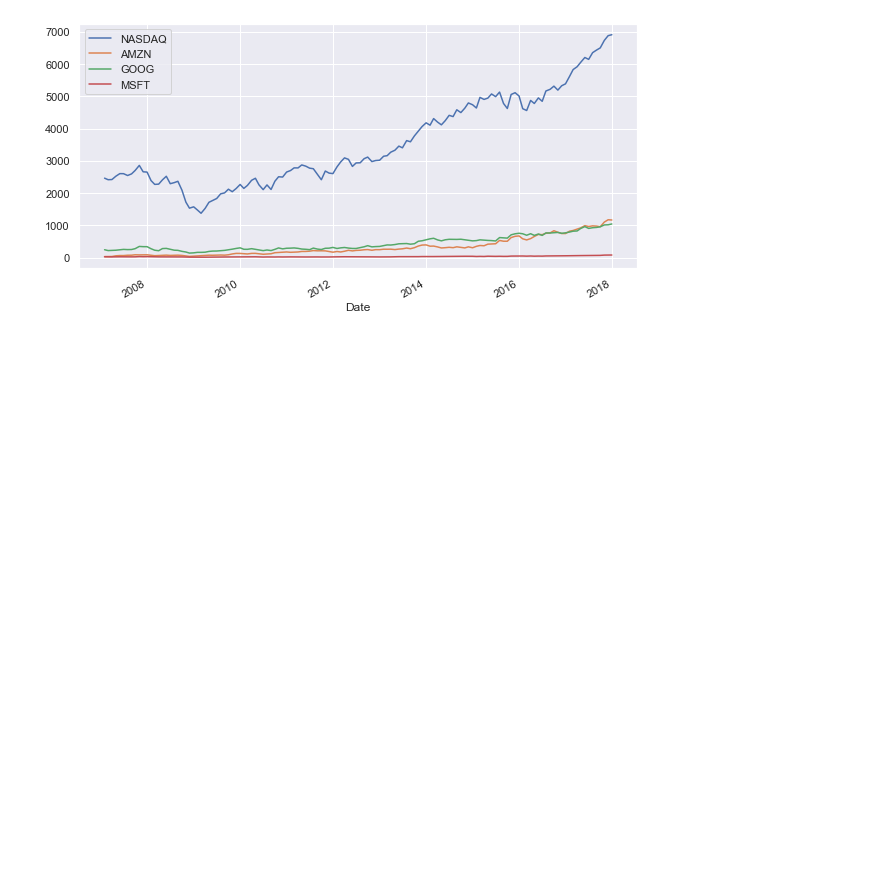
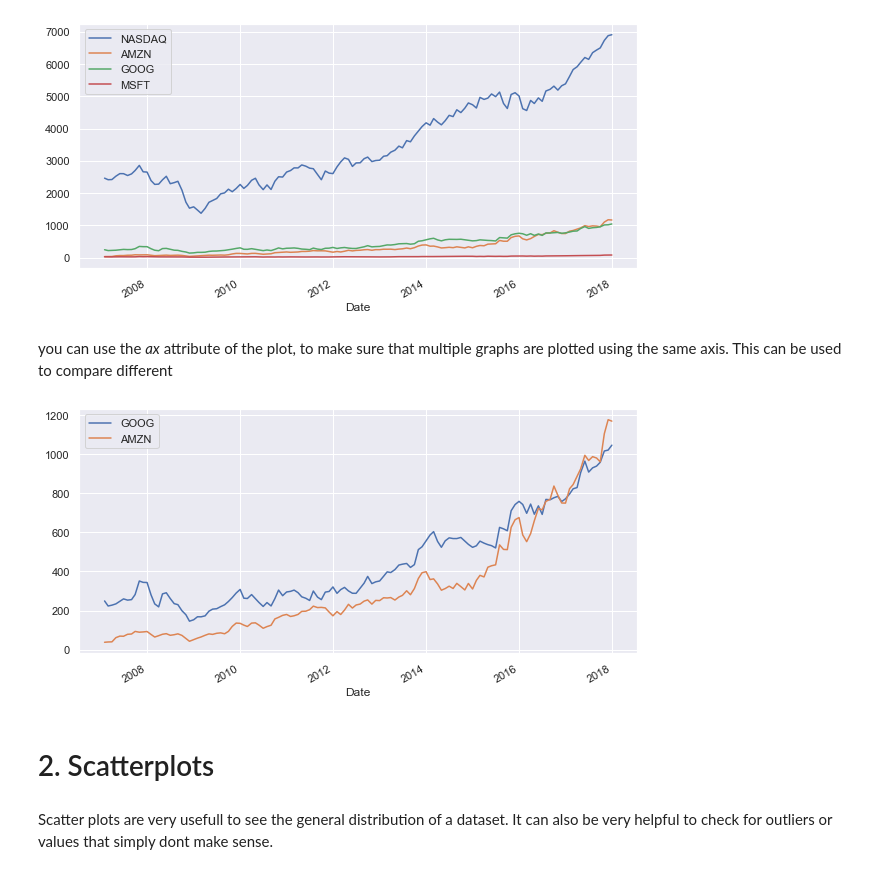
Before and after one commit to lzolyomi/Healthy-Data, a Jupyter notebook: data_track/visualization.ipynb, the cells around one changed output. Drawn from its saved outputs; the diff is of its cells as text; code cells hidden in the pictures; blank space fills up the shorter version.

Commit message:
Visualization complete + 2 datasets

```diff
--- a/data_track/visualization.ipynb
+++ b/data_track/visualization.ipynb
@@ -380,3 +380,15 @@ df_stocks.plot()
 # %% [output]
 <AxesSubplot:xlabel='Date'>
 [figure]
+# %% [markdown]
+you can use the *ax* attribute of the plot, to make sure that multiple graphs are plotted using the same axis. This can be used to compare different
+# %%
+ax_combined = df_stocks['GOOG'].plot()
+df_stocks['AMZN'].plot(ax=ax_combined)
+ax_combined.legend(['GOOG', 'AMZN']);
+# %% [output]
+[figure, added]
+# %% [markdown]
+# <span class="section">2.</span> Scatterplots
+# %% [markdown]
+Scatter plots are very usefull to see the general distribution of a dataset. It can also be very helpful to check for outliers or values that simply dont make sense.
```
Also changed, not shown: parts of 35 cells of this notebook, 2 other files.
